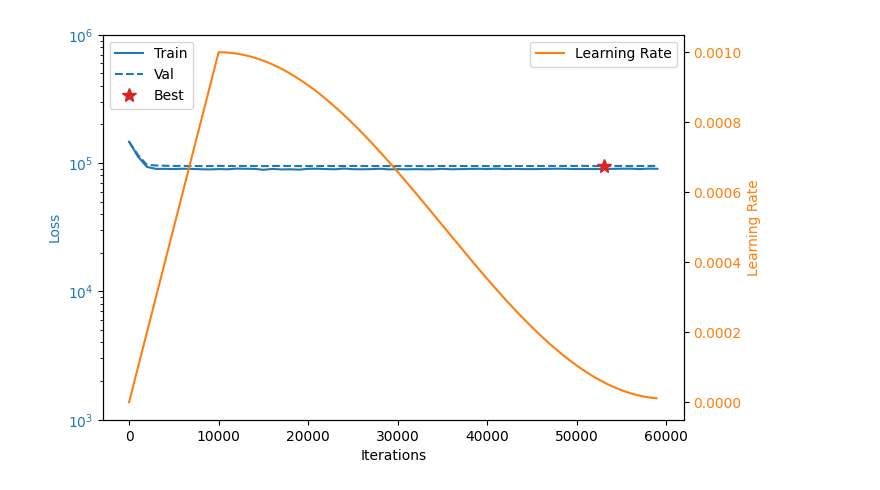
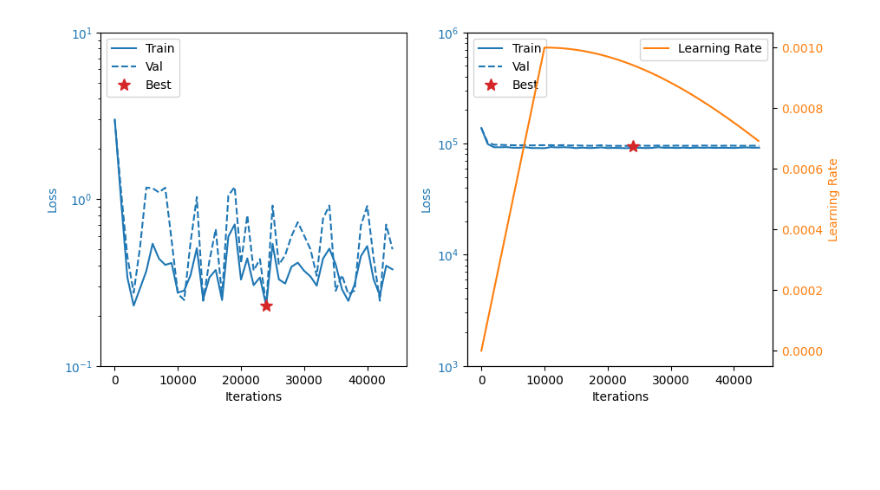
Before and after one commit to pikruse/PennycressWNet, a Jupyter notebook: notebooks/LossPlot.ipynb, the cells around one changed output. Saved outputs shown, nothing was run; the diff lists cells and outputs as text; code cells hidden in the pictures; blank space fills up the shorter version.

```diff
--- a/notebooks/LossPlot.ipynb
+++ b/notebooks/LossPlot.ipynb
@@ -39,15 +39,15 @@ import time
 from torch.utils.data import DataLoader
 
 # options
-batch_size = 32
+batch_size = 4
 batches_per_eval = 1000
 
 # learning rate schedule options
 warmup_iters = 10000 # number of iterations to reach max learning rate
-lr_decay_iters = 50000 # number of iterations to reach min learning rate
+lr_decay_iters = 90000 # number of iterations to reach min learning rate
 max_lr = 1e-3
 min_lr = 1e-5
-max_iters = 100000 # total number of iterations to train
+max_iters = 150000 # total number of iterations to train
 
 # gradient clipping options
 clip_value = 1
@@ -86,43 +86,58 @@ def get_lr(it):
 # %%
 # parse logs
 logs = []
 with open('../logs/log.csv', 'r') as f:
     logs = f.readlines()
     logs = [l.strip() for l in logs][1:]
 logs = [l.split(',') for l in logs]
 logs = np.array(logs).astype(float)
-iterations, train_loss, val_loss = logs.T
+iterations, train_n_cut, train_reconstruction, val_n_cut, val_reconstruction = logs.T
 iterations = iterations.astype(int)
 
 iters = np.arange(0, iterations.max(), 100)
 lrs = [get_lr(it) for it in iters]
 
 # get best model
-best_iter = iterations[np.argmin(val_loss)]
+best_iter = iterations[np.argmin(val_n_cut)]
 
 # plot
-fig, ax = plt.subplots(1, 1, figsize=(7.5, 5))
+fig, ax = plt.subplots(1, 2, figsize=(10, 5))
 
 # losses
-ax.semilogy(iterations, train_loss, '-', color='tab:blue', label='Train')
-ax.semilogy(iterations, val_loss, '--', color='tab:blue', label='Val')
-ax.semilogy(best_iter, min(val_loss), '*', color='tab:red', label='Best', markersize=10)
-ax.set_ylabel('Loss', color='tab:blue')
-ax.set_xlabel('Iterations')
-ymin, ymax = ax.get_ylim()
+ax[0].semilogy(iterations, train_n_cut, '-', color='tab:blue', label='Train')
+ax[0].semilogy(iterations, val_n_cut, '--', color='tab:blue', label='Val')
+ax[0].semilogy(best_iter, min(val_n_cut), '*', color='tab:red', label='Best', markersize=10)
+ax[0].set_ylabel('Loss', color='tab:blue')
+ax[0].set_xlabel('Iterations')
+ymin, ymax = ax[0].get_ylim()
 ymin = 10 ** int(np.log10(ymin) - 1)
 ymax = 10 ** int(np.log10(ymax) + 1)
-ax.set_ylim(ymin, ymax)
-ax.tick_params(axis='y', labelcolor='tab:blue')
-ax.legend(loc='upper left')
+ax[0].set_ylim(ymin, ymax)
+ax[0].tick_params(axis='y', labelcolor='tab:blue')
+ax[0].legend(loc='upper left')
+
+
+# losses
+ax[1].semilogy(iterations, train_reconstruction, '-', color='tab:blue', label='Train')
+ax[1].semilogy(iterations, val_reconstruction, '--', color='tab:blue', label='Val')
+ax[1].semilogy(best_iter, min(val_reconstruction), '*', color='tab:red', label='Best', markersize=10)
+ax[1].set_ylabel('Loss', color='tab:blue')
+ax[1].set_xlabel('Iterations')
+ymin, ymax = ax[1].get_ylim()
+ymin = 10 ** int(np.log10(ymin) - 1)
+ymax = 10 ** int(np.log10(ymax) + 1)
+ax[1].set_ylim(ymin, ymax)
+ax[1].tick_params(axis='y', labelcolor='tab:blue')
+ax[1].legend(loc='upper left')
 
 # learning rate
-ax2 = ax.twinx()
+ax2 = ax[1].twinx()
 ax2.plot(iters, lrs, '-', color='tab:orange', label='Learning Rate')
 ax2.tick_params(axis='y', labelcolor='tab:orange')
 ax2.set_ylabel('Learning Rate', color='tab:orange')
 ax2.legend(loc='upper right')
 
+
 plt.show()
 # %% [output]
-[figure, old version]
+[figure, new version]
```
Also changed, not shown: parts of 1 cell of this notebook, 6 other files.
